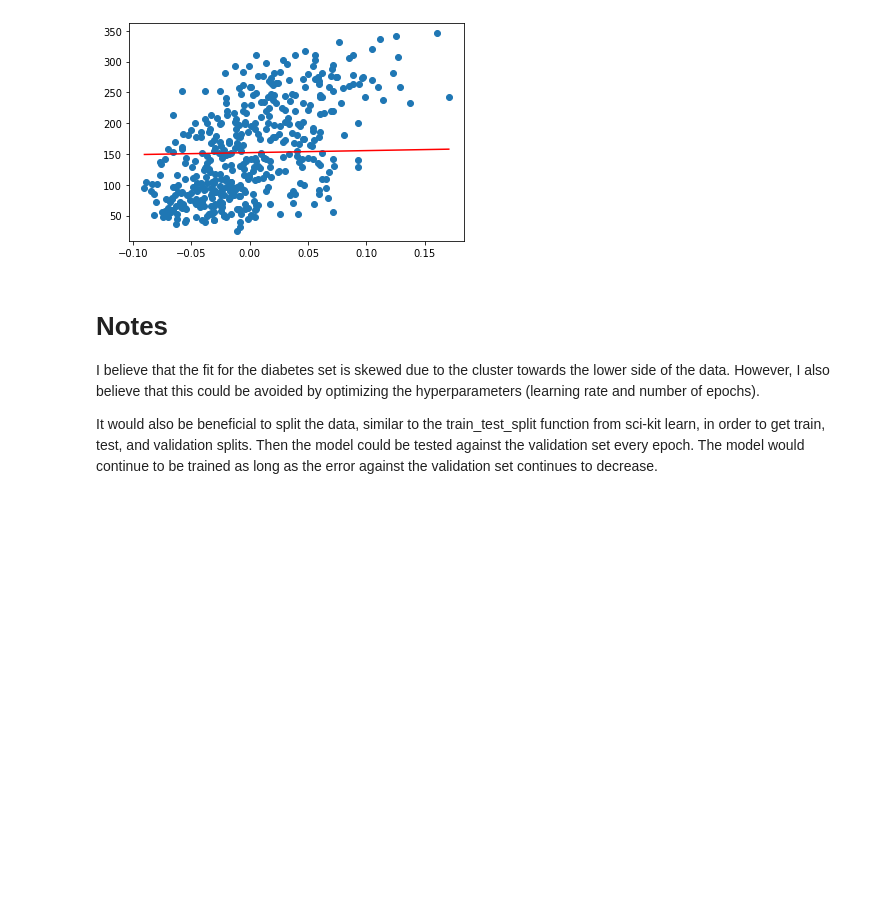
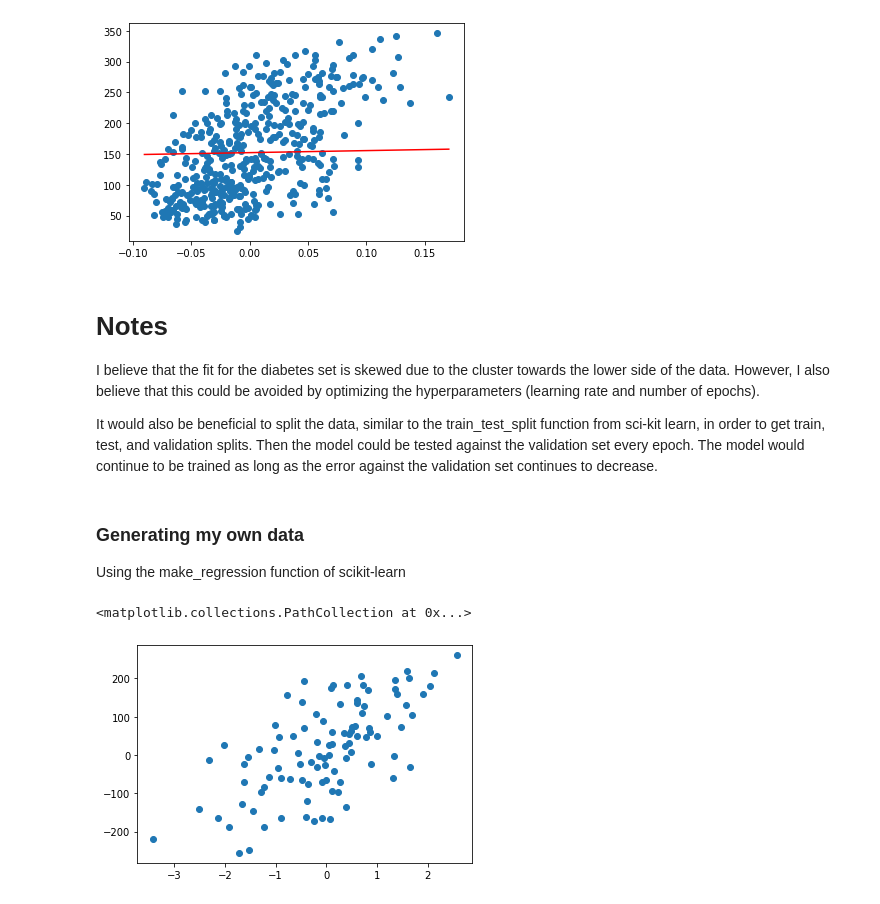
Before and after one commit to ZubairQazi/LinearRegressionModel, a Jupyter notebook: LinearRegressionModel.ipynb, the cells around one changed output. Cells and saved outputs as stored; diff of their text form; code cells hidden in the pictures; blank space fills up the shorter version.

Commit message:
Generate data set for testing via scikit-learn

```diff
--- a/LinearRegressionModel.ipynb
+++ b/LinearRegressionModel.ipynb
@@ -101,3 +105,12 @@ plt.plot([min(df_diabetes["bmi"]), max(df_diabetes["bmi"])], [min(pred), max(pre
 I believe that the fit for the diabetes set is skewed due to the cluster towards the lower side of the data. However, I also believe that this could be avoided by optimizing the hyperparameters (learning rate and number of epochs).
 
 It would also be beneficial to split the data, similar to the train_test_split function from sci-kit learn, in order to get train, test, and validation splits. Then the model could be tested against the validation set every epoch. The model would continue to be trained as long as the error against the validation set continues to decrease.
+# %% [markdown]
+### Generating my own data
+Using the make_regression function of scikit-learn
+# %%
+X, y = make_regression(n_samples=100, n_features=1, noise=100)
+plt.scatter(X, y)
+# %% [output]
+<matplotlib.collections.PathCollection at 0x...>
+[figure, added]
```
Also changed, not shown: parts of 5 cells of this notebook.
